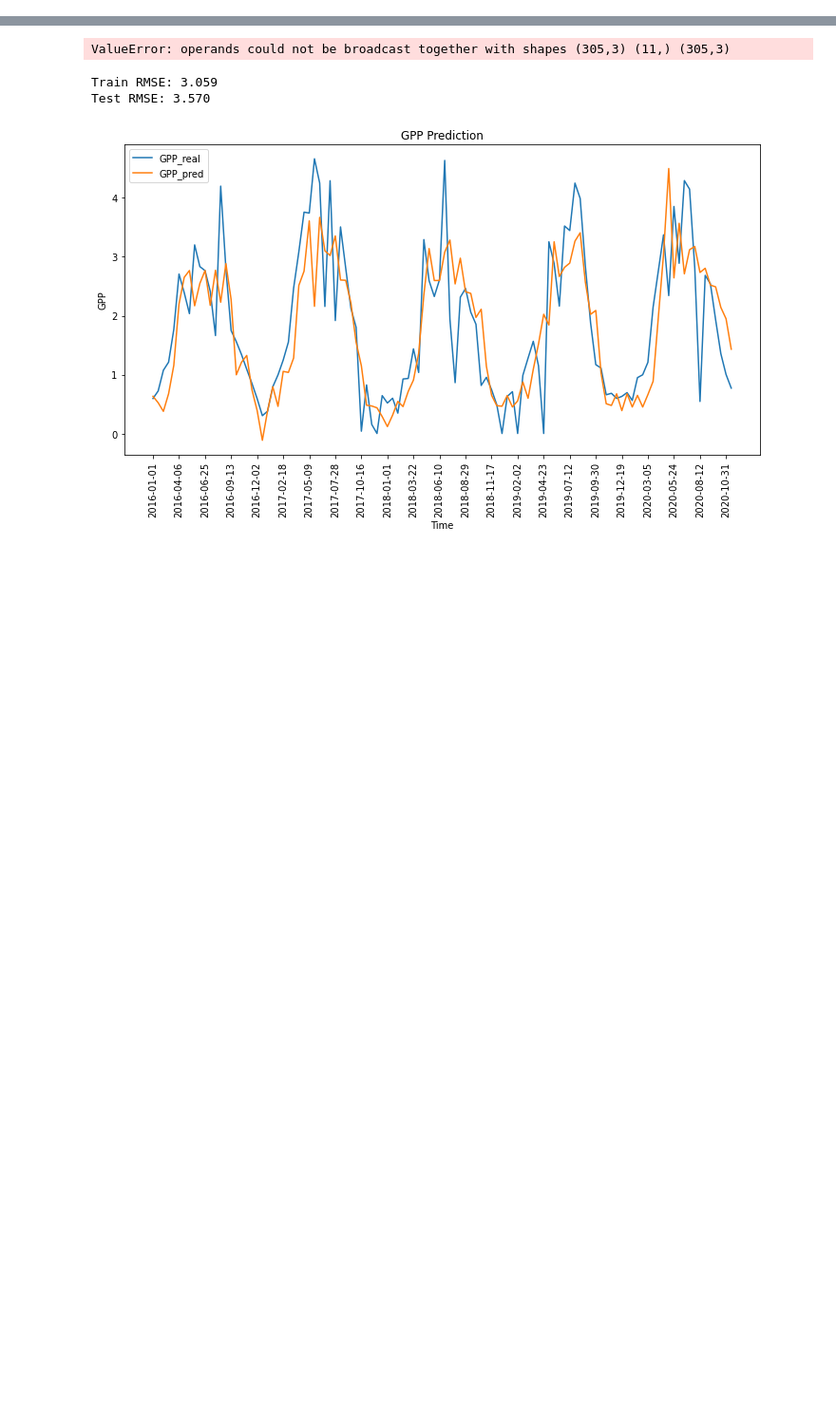
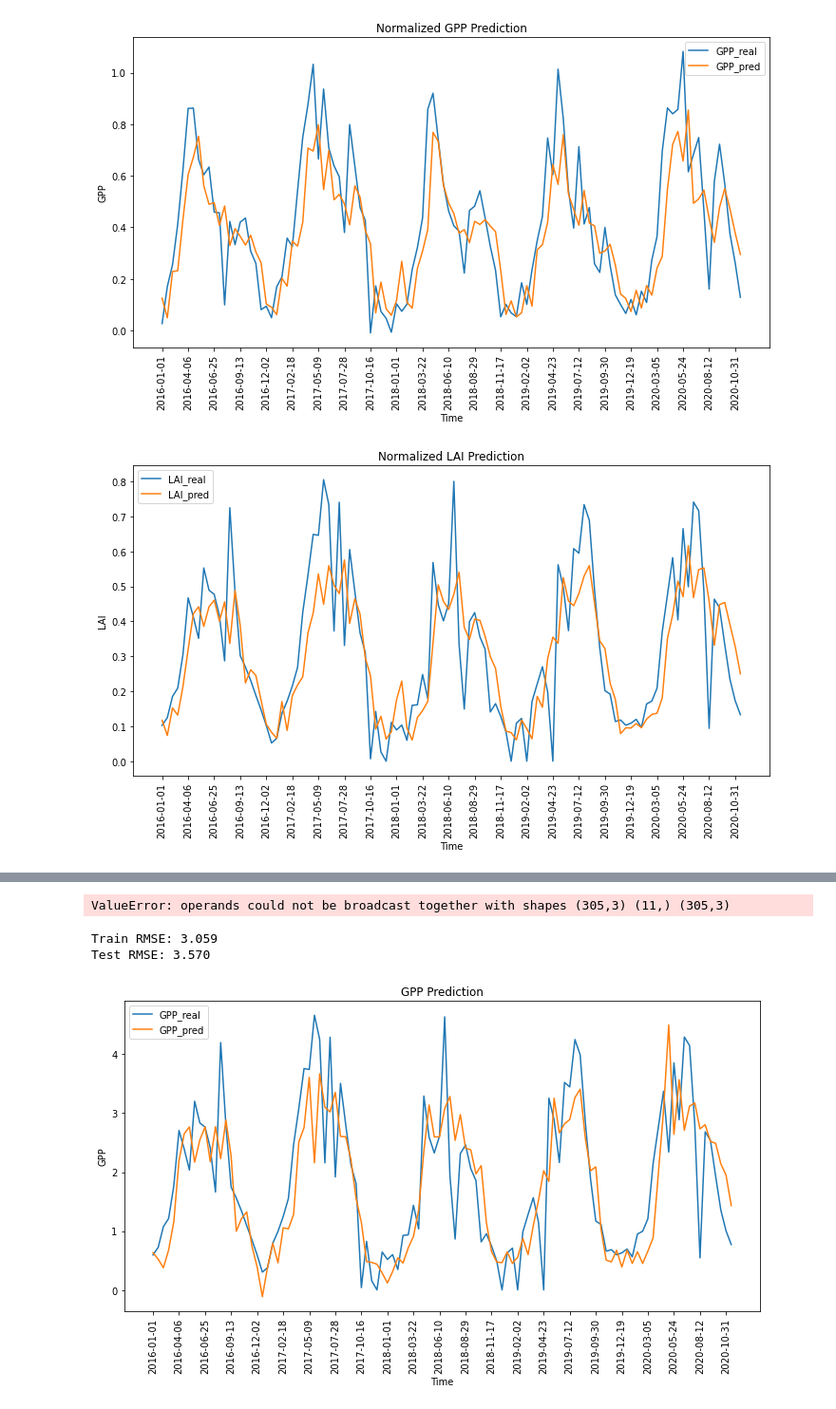
Before and after one commit to youhangkai/SHARING, a Jupyter notebook: LSTM_LAI.ipynb, the cells around one changed output, grey strips where cells are left out. Shown at 95% size. Cells and saved outputs as stored; diff of their text form; code cells hidden in the pictures; blank space fills up the shorter version.

```diff
--- a/LSTM_LAI.ipynb
+++ b/LSTM_LAI.ipynb
@@ -174,6 +202,44 @@ plt.show()
 # %%
-# Invert predictions
-train_predict_actual = scaler.inverse_transform(np.hstack((train_data_normalized[look_back:-1, 0:1], train_predict, train_data_normalized[look_back:-1, 4:])))
-test_predict_actual = scaler.inverse_transform(np.hstack((test_data_normalized[look_back:-1, 0:1], test_predict, test_data_normalized[look_back:-1, 4:])))
-y_train_actual = scaler.inverse_transform(train_data_normalized)[look_back:-1, 1:4]
-y_test_actual = scaler.inverse_transform(test_data_normalized)[look_back:-1, 1:4]
+# Extract predicted and actual values for each variable
+GPP_real, LAI_real, NDVI_real = y_test[:, 0], y_test[:, 1], y_test[:, 2]
+GPP_pred, LAI_pred, NDVI_pred = test_predict[:, 0], test_predict[:, 1], test_predict[:, 2]
+
+
+# Plot GPP
+plt.figure(figsize=(12, 6))
+plt.plot(GPP_real, label='GPP_real')
+plt.plot(GPP_pred, label='GPP_pred')
+plt.title('Normalized GPP Prediction')
+plt.xlabel('Time')
+plt.ylabel('GPP')
+tick_frequency = 5
+plt.xticks(range(0, len(test_data.index), tick_frequency), test_data.index[::tick_frequency].strftime('%Y-%m-%d'), rotation=90)
+plt.legend()
+plt.show()
+
+# Plot LAI
+plt.figure(figsize=(12, 6))
+plt.plot(LAI_real, label='LAI_real')
+plt.plot(LAI_pred, label='LAI_pred')
+plt.title('Normalized LAI Prediction')
+plt.xlabel('Time')
+plt.ylabel('LAI')
+tick_frequency = 5
+plt.xticks(range(0, len(test_data.index), tick_frequency), test_data.index[::tick_frequency].strftime('%Y-%m-%d'), rotation=90)
+plt.legend()
+plt.show()
+
+# Plot NDVI
+plt.figure(figsize=(12, 6))
+plt.plot(NDVI_real, label='NDVI_real')
+plt.plot(NDVI_pred, label='NDVI_pred')
+plt.title('Normalized NDVI Prediction')
+tick_frequency = 5
+plt.xticks(range(0, len(test_data.index), tick_frequency), test_data.index[::tick_frequency].strftime('%Y-%m-%d'), rotation=90)
+plt.xlabel('Time')
+plt.ylabel('NDVI')
+plt.legend()
+plt.show()
+# %% [output]
+[figure, added]
+[figure, added]
```
Also changed, not shown: parts of 7 cells of this notebook.
